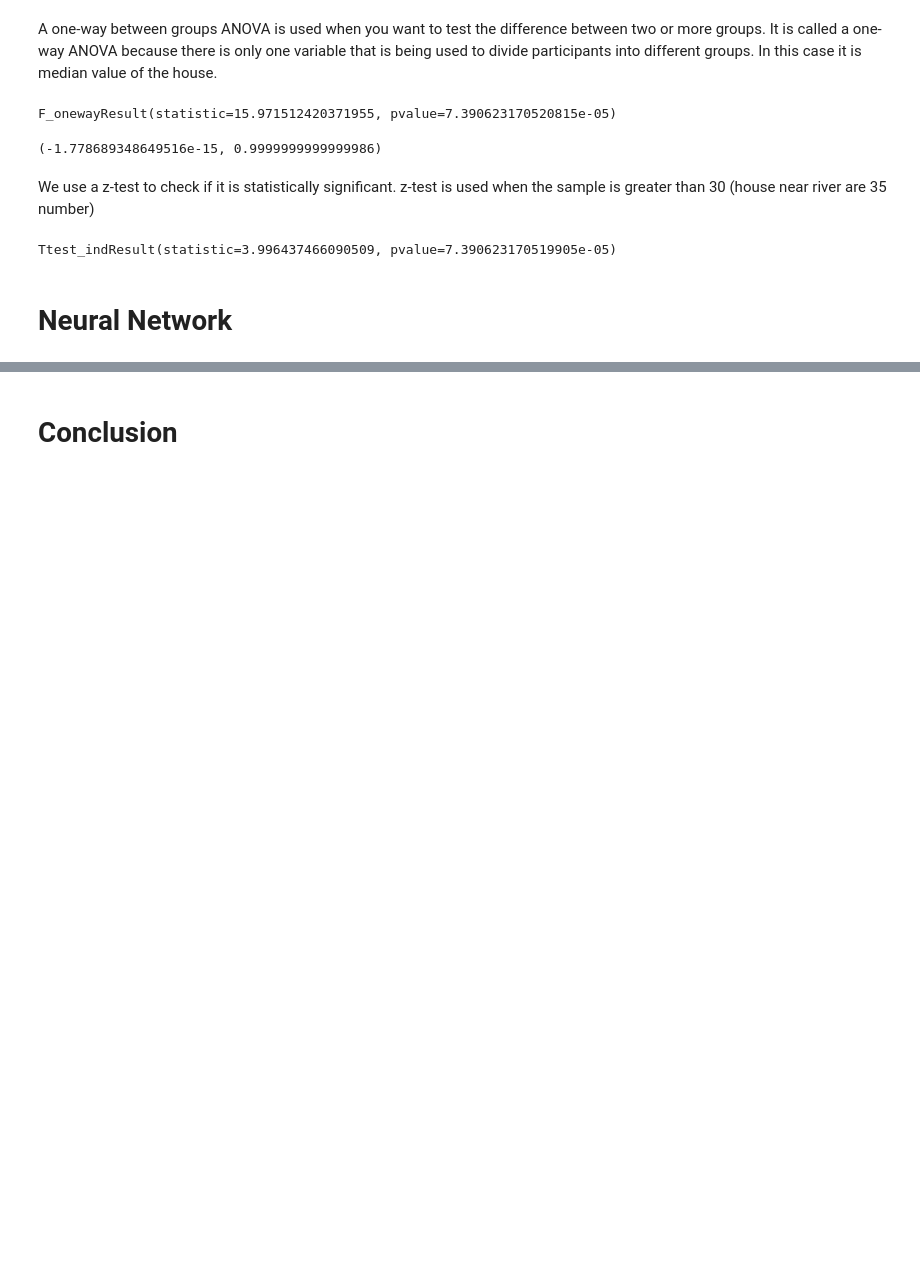
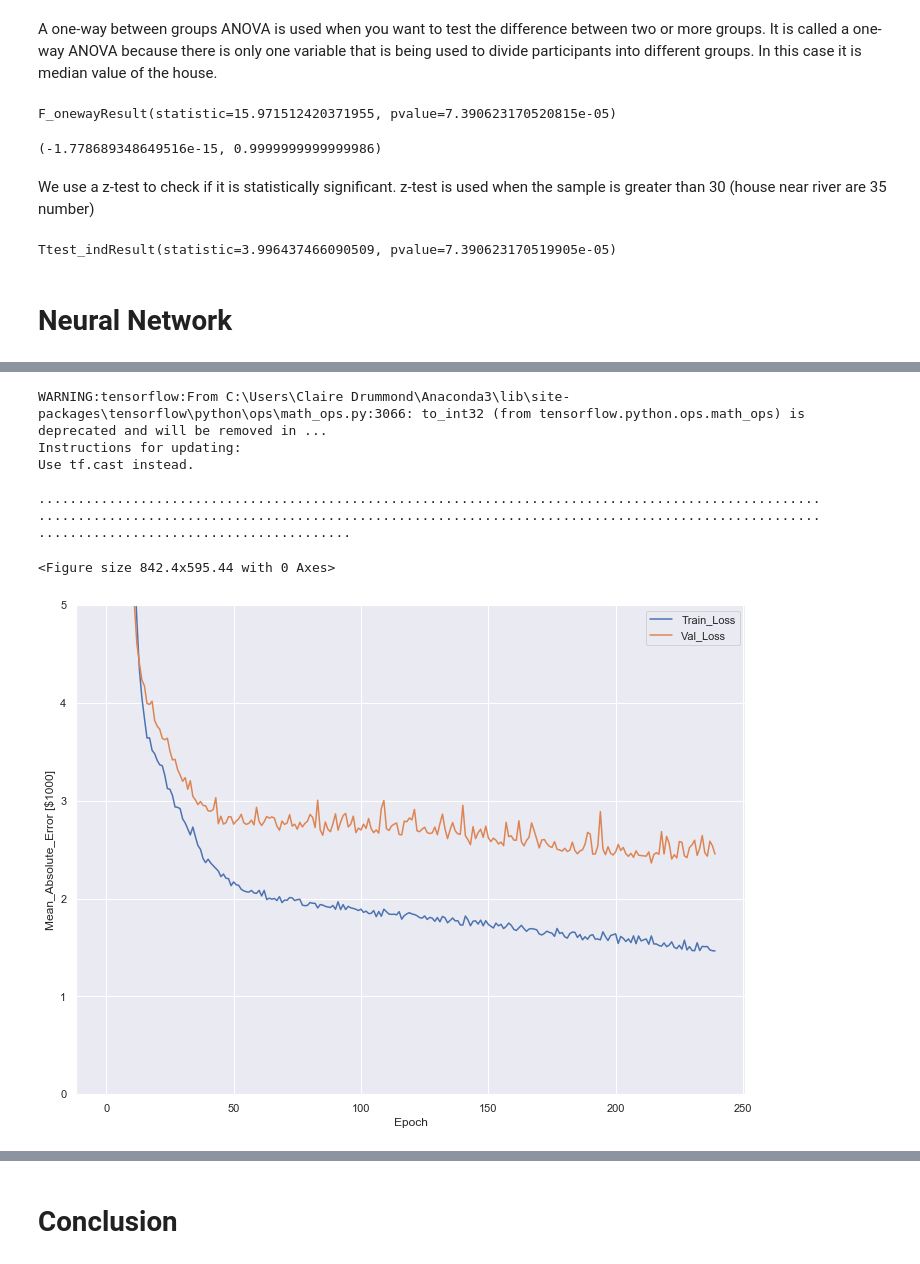
Before and after one commit to ClaireDrummond/MachineLearnStats-Project, a Jupyter notebook: BostonHousePrices.ipynb, the cells around one changed output, grey strips where cells are left out. Drawn from its saved outputs; the diff is of its cells as text; code cells hidden in the pictures; blank space fills up the shorter version.

Commit message:
keras

```diff
--- a/BostonHousePrices.ipynb
+++ b/BostonHousePrices.ipynb
@@ -440,0 +501,18 @@ Ttest_indResult(statistic=3.996437466090509, pvalue=7.390623170519905e-05)
+# %%
+# Define model
+# The first layer has 896: (13+1)*64 parameters
+# The second layer has 4160: (64+1)*64 parameters
+# The third layer has 65: (64+1)* parameters
+def build_model():
+    model = keras.Sequential()
+    model.add(keras.layers.Dense(64, activation=tf.nn.relu, kernel_initializer='normal',
+                                 input_shape=(train_data.shape[1],)))
+    model.add(keras.layers.Dense(64, activation=tf.nn.relu, kernel_initializer='normal'))
+    model.add(keras.layers.Dense(1))
+    optimizer = tf.train.RMSPropOptimizer(0.001)
+    model.compile(loss='mean_squared_error', optimizer=optimizer, metrics=['mean_absolute_error'])
+    return model
+
+
+model = build_model()
+model.summary()
@@ -440,0 +539,45 @@ Ttest_indResult(statistic=3.996437466090509, pvalue=7.390623170519905e-05)
+# %%
+# matplotlib library
+import matplotlib.pyplot as plt
+
+# Training the model with Epochs set to 500
+EPOCHS = 500
+
+# Display training progress by printing a single dot for each completed epoch
+class PrintDot(keras.callbacks.Callback):
+    def on_epoch_end(self, epoch, logs):
+        if epoch % 100 == 0:
+            print('')  # change new line every 100 epoch
+        print('.', end='')
+
+# The patience parameter is the amount of epochs to check for improvement
+# To prevent over-fitting and early callback for stopping
+early_stop = keras.callbacks.EarlyStopping(monitor='val_loss', patience=EPOCHS/20)
+
+# Store training stats
+history = model.fit(train_data, train_target, epochs=EPOCHS, validation_split=0.2, verbose=0,
+                    callbacks=[early_stop, PrintDot()])
+
+# Define plot_history function for plotting loss graph
+def plot_history(history):
+    Dict = history.history
+    plt.figure()
+    plt.figure(figsize=(12, 9))
+    plt.xlabel('Epoch')
+    plt.ylabel('Mean_Absolute_Error [$1000]')
+    plt.plot(history.epoch, np.array(Dict['mean_absolute_error']), label='Train_Loss')
+    plt.plot(history.epoch, np.array(Dict['val_mean_absolute_error']), label='Val_Loss')
+    plt.legend()
+    plt.ylim([0, 5])
+
+plot_history(history)
+# %% [output]
+WARNING:tensorflow:From C:\Users\Claire Drummond\Anaconda3\lib\site-packages\tensorflow\python\ops\math_ops.py:3066: to_int32 (from tensorflow.python.ops.math_ops) is deprecated and will be removed in ...
+Instructions for updating:
+Use tf.cast instead.
+
+....................................................................................................
+....................................................................................................
+........................................
+<Figure size 842.4x595.44 with 0 Axes>
+[figure, added]
```
Also changed, not shown: parts of 11 cells of this notebook.
